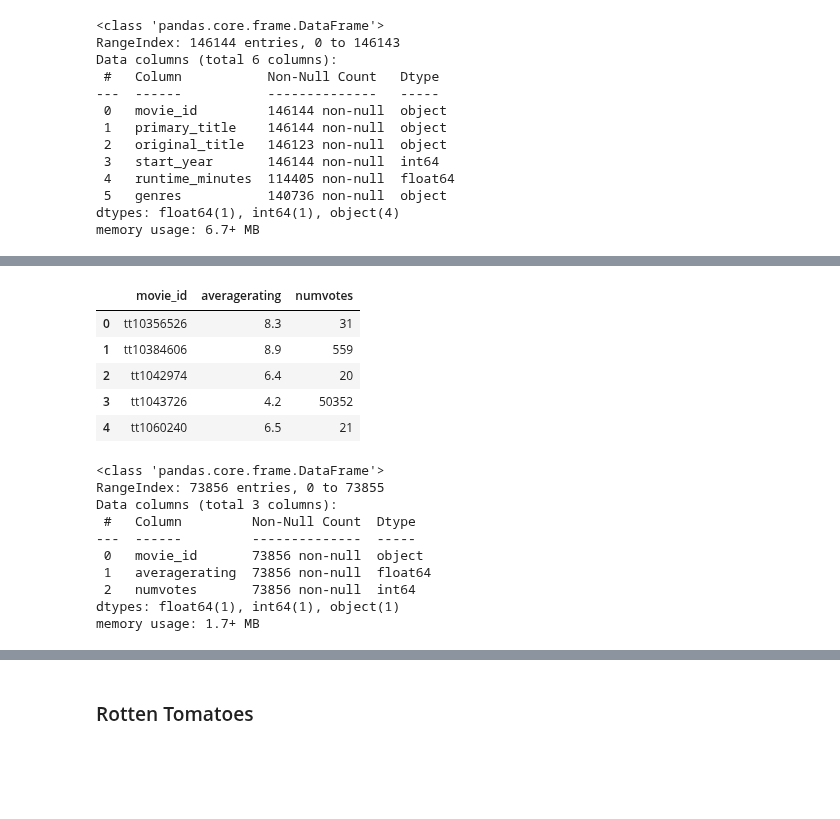
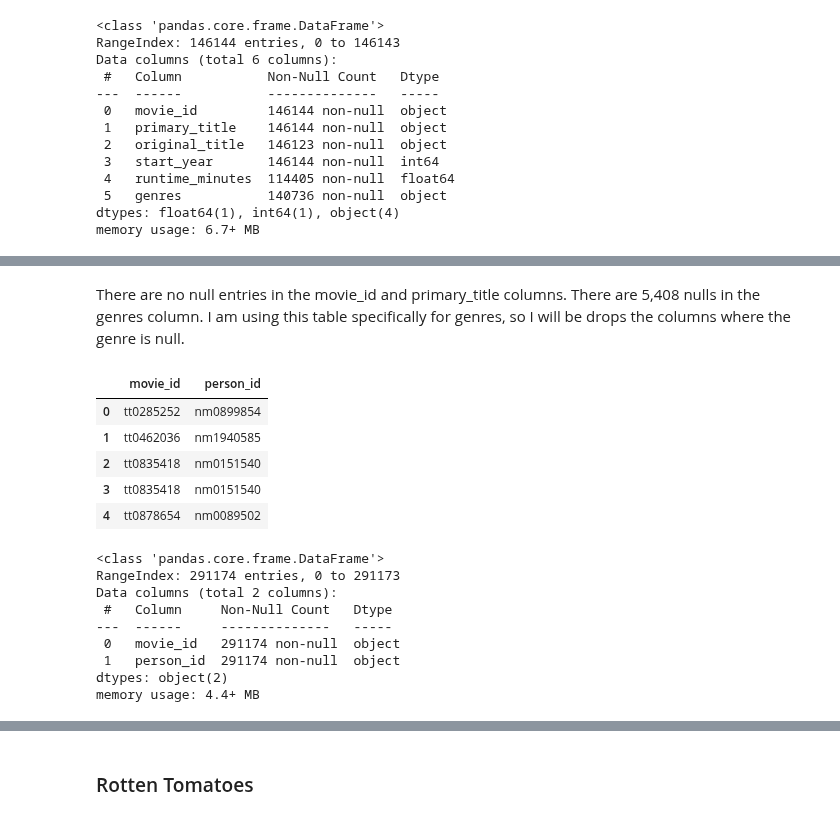
Before and after one commit to scarlettvalentin/movie_studio_project, a Jupyter notebook: notebook.ipynb, the cells around one changed output, grey strips where cells are left out. Cells and saved outputs as stored; diff of their text form; code cells hidden in the pictures; blank space fills up the shorter version.

```diff
--- a/notebook.ipynb
+++ b/notebook.ipynb
@@ -39,14 +39,26 @@ SELECT *
 
 movie_basics_df = pd.read_sql(query_movie_basics, conn)
 
-# Save movie_ratings table as a Pandas dataframe movie_ratings_df
-query_movie_ratings = """
+# Save directors table as a Pandas dataframe directors_df
+query_directors = """
 
 SELECT *
-  FROM movie_ratings
+  FROM directors
 """
 
-movie_ratings_df = pd.read_sql(query_movie_ratings, conn)
+directors_df = pd.read_sql(query_directors, conn)
+
+
+movie_basics_df = pd.read_sql(query_movie_basics, conn)
+
+# Save persons table as a Pandas dataframe persons_df
+query_persons = """
+
+SELECT *
+  FROM persons
+"""
+
+persons_df = pd.read_sql(query_persons, conn)
 # %%
 # Save Rotten Tomatoes dataset to rt_movie_info_df
 rt_movie_info_df = pd.read_csv('data/zippedData/rt.movie_info.tsv.gz', sep='\t', encoding='windows-1252')
@@ -112,22 +148,24 @@ memory usage: 6.7+ MB
+# %% [markdown]
+There are no null entries in the movie_id and primary_title columns. There are 5,408 nulls in the genres column. I am using this table specifically for genres, so I will be drops the columns where the genre is null.
 # %%
-movie_ratings_df.head()
+# Preview first 5 entries of directors_df
+directors_df.head()
 # %% [output]
-|  | movie_id | averagerating | numvotes |
-| 0 | tt10356526 | 8.3 | 31 |
-| 1 | tt10384606 | 8.9 | 559 |
-| 2 | tt1042974 | 6.4 | 20 |
-| 3 | tt1043726 | 4.2 | 50352 |
-| 4 | tt1060240 | 6.5 | 21 |
+|  | movie_id | person_id |
+| 0 | tt0285252 | nm0899854 |
+| 1 | tt0462036 | nm1940585 |
+| 2 | tt0835418 | nm0151540 |
+| 3 | tt0835418 | nm0151540 |
+| 4 | tt0878654 | nm0089502 |
 # %%
-movie_ratings_df.info()
+directors_df.info()
 # %% [output]
 <class 'pandas.core.frame.DataFrame'>
-RangeIndex: 73856 entries, 0 to 73855
-Data columns (total 3 columns):
- #   Column         Non-Null Count  Dtype
----  ------         --------------  -----
- 0   movie_id       73856 non-null  object
- 1   averagerating  73856 non-null  float64
- 2   numvotes       73856 non-null  int64
-dtypes: float64(1), int64(1), object(1)
-memory usage: 1.7+ MB
+RangeIndex: 291174 entries, 0 to 291173
+Data columns (total 2 columns):
+ #   Column     Non-Null Count   Dtype
+---  ------     --------------   -----
+ 0   movie_id   291174 non-null  object
+ 1   person_id  291174 non-null  object
+dtypes: object(2)
+memory usage: 4.4+ MB
```
Also changed, not shown: parts of 12 cells of this notebook.
